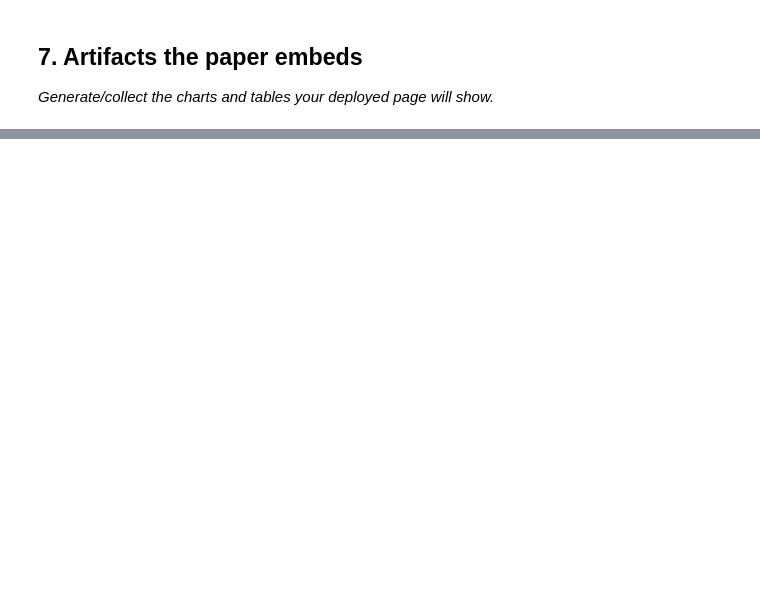
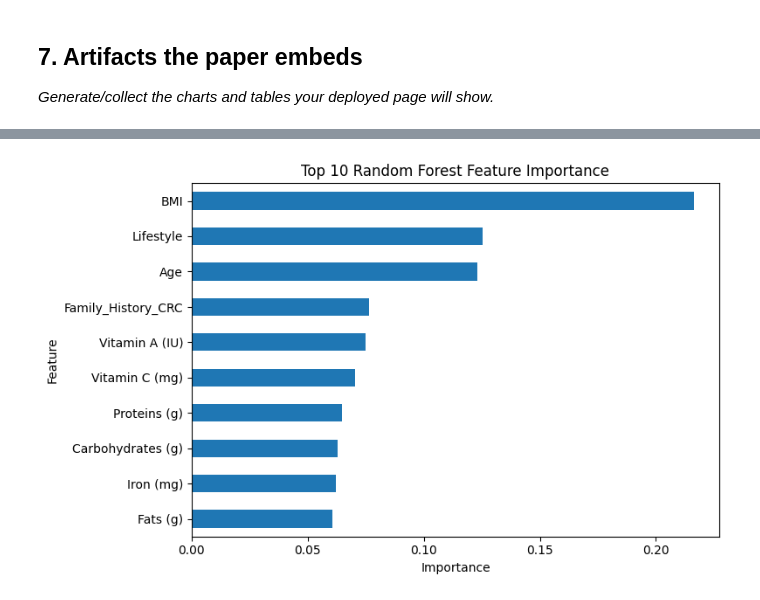
Before and after one commit to Zeeshan4511/flyrank-ml-internship, a Jupyter notebook: work/notebooks/capstone.ipynb, the cells around one changed output, grey strips where cells are left out. Cells and saved outputs as stored; diff of their text form; code cells hidden in the pictures; blank space fills up the shorter version.

```diff
--- a/work/notebooks/capstone.ipynb
+++ b/work/notebooks/capstone.ipynb
@@ -57,0 +394,18 @@ This skeleton is yours to fill. Work the sections **in order** — each one has
+# %%
+importance = pd.Series(
+    rf.feature_importances_,
+    index=X.columns
+).sort_values(ascending=False)
+
+importance.head(10).sort_values().plot(
+    kind="barh",
+    figsize=(8, 5)
+)
+
+plt.title("Top 10 Random Forest Feature Importance")
+plt.xlabel("Importance")
+plt.ylabel("Feature")
+plt.tight_layout()
+plt.show()
+# %% [output]
+[figure, added]
```
Also changed, not shown: parts of 24 cells of this notebook.
